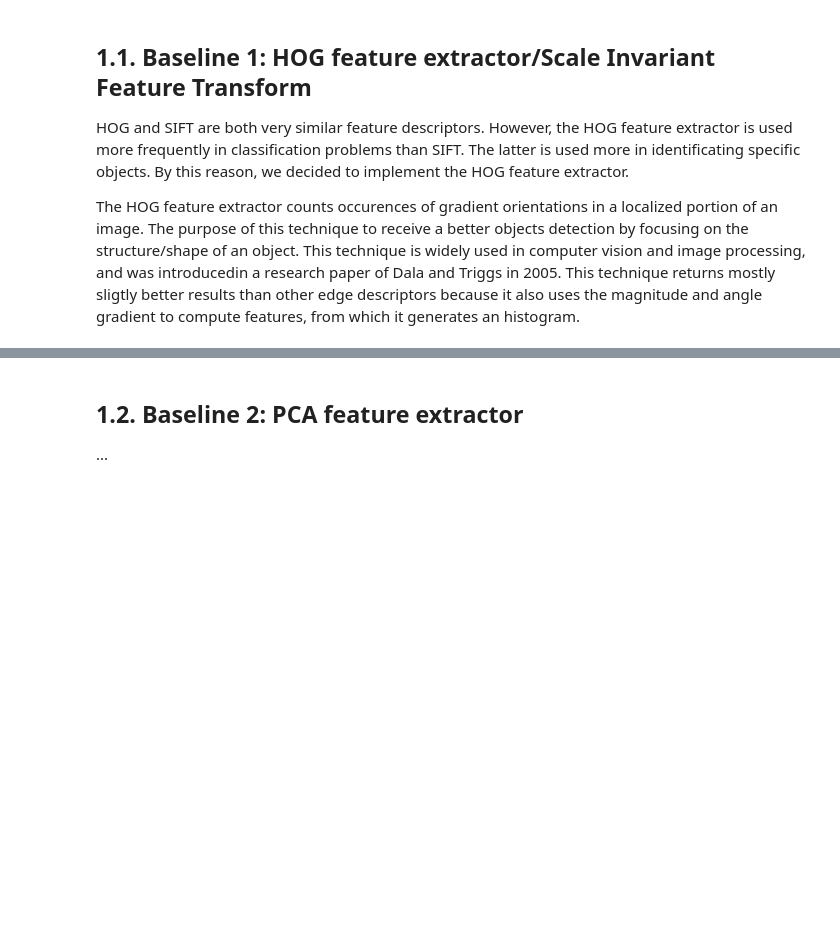
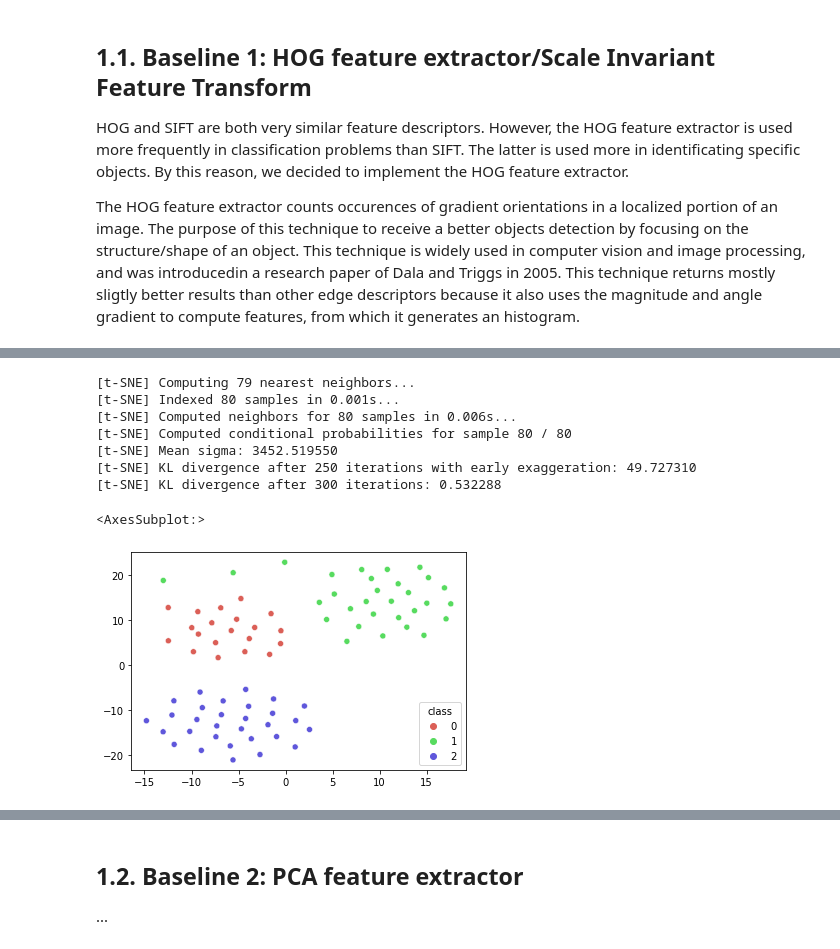
Before and after one commit to anastasiakrouglova/Crafting-and-Learning-Features, a Jupyter notebook: group23-notebook.ipynb, the cells around one changed output, grey strips where cells are left out. Drawn from its saved outputs; the diff is of its cells as text; code cells hidden in the pictures; blank space fills up the shorter version.

```diff
--- a/group23-notebook.ipynb
+++ b/group23-notebook.ipynb
@@ -389,32 +411,39 @@ train.head()
 # %%
 df = train['img_hog']
 
 nb_train_images = 80
 
 # lowers dimension from 3 to 2
 def rgb2gray(rgb):
     r, g, b = rgb[:,:,0], rgb[:,:,1], rgb[:,:,2]
     gray = 0.2989 * r + 0.5870 * g + 0.1140 * b
-
     return gray
 
-M = np.array(np.zeros([nb_train_images,10000]))
+M = np.array(np.zeros([nb_train_images, 10000]))
 for n in range(nb_train_images):
     Im = train_X[train_y][n]
     Im = rgb2gray(Im)
     A = np.asarray(Im).reshape(-1)
     M[n,:] = A
 
 
 tsne = TSNE(n_components=2, verbose=1, perplexity=40, n_iter=300, random_state=1)
 
 tsne_results = tsne.fit_transform(M)
 TSNE1 = tsne_results[:,0].tolist()
 TSNE2 = tsne_results[:,1].tolist()
 
-sns.scatterplot(
-    x=TSNE1, y=TSNE2, hue=train['class'], palette=sns.color_palette("hls", 3), data=df, legend="full"
-)
+sns.scatterplot(x=TSNE1, y=TSNE2, hue=train['class'], palette=sns.color_palette("hls", 3), data=df, legend="full")
+# %% [output]
+[t-SNE] Computing 79 nearest neighbors...
+[t-SNE] Indexed 80 samples in 0.001s...
+[t-SNE] Computed neighbors for 80 samples in 0.006s...
+[t-SNE] Computed conditional probabilities for sample 80 / 80
+[t-SNE] Mean sigma: 3452.519550
+[t-SNE] KL divergence after 250 iterations with early exaggeration: 49.727310
+[t-SNE] KL divergence after 300 iterations: 0.532288
+<AxesSubplot:>
+[figure, added]
 # %% [markdown]
 ### 1.1.2. Discussion
 #### a) How to make your descriptor behave well in different circumstances (e.g. image with different lighting)?
```
Also changed, not shown: parts of 17 cells of this notebook.
